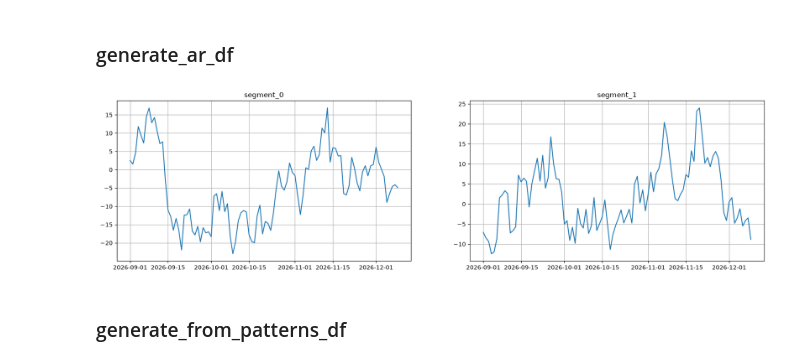
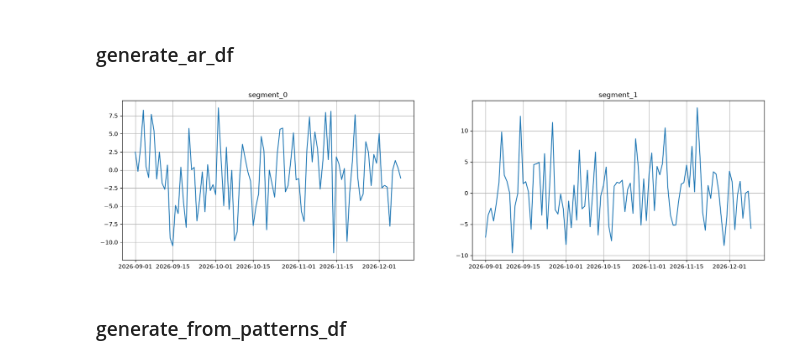
Before and after one commit to skv-analyst/study-etna, a Jupyter notebook: weeks/week-01-infra-and-classic-models/ch01-TSDataset.ipynb, the cells around one changed output. Drawn from its saved outputs; the diff is of its cells as text; code cells hidden in the pictures.

```diff
--- a/weeks/week-01-infra-and-classic-models/ch01-TSDataset.ipynb
+++ b/weeks/week-01-infra-and-classic-models/ch01-TSDataset.ipynb
@@ -92,27 +92,27 @@ ts_periodic.plot()
 # %%
 from etna.datasets import generate_ar_df
 
 df_ar = generate_ar_df(
     periods=PARAMS["periods"],
     start_time=PARAMS["start_time"],
     n_segments=PARAMS["n_segments"],
     freq=PARAMS["freq"],
     sigma=PARAMS["sigma"],
     random_seed=PARAMS["random_seed"],
 
     # Генерирует авторегрессионный процесс (AR), где каждое следующее значение зависит от предыдущего
     # X[t] = ar_coef[0] * X[t-1] + шум.
 
     # Коэффициент близко к 1 значит, что ряд "помнит" себя надолго. Если сейчас высокое значение, следующее тоже, скорее всего, будет высоким. Получается плавный, "гуляющий" ряд, который может подолгу дрейфовать в одну сторону, прежде чем развернуться.
 
     # Коэффициент близко к 0 значит, что ряд почти не помнит себя. Текущее значение слабо связано с предыдущим, и в основном определяется случайным шумом. Получается дёрганый ряд без выраженной инерции. Скачет туда-сюда без всякой памяти о прошлом. При ar_coef=0 это уже просто чистый белый шум.
-    ar_coef=[0.9], #[0.2]
+    ar_coef=[0.2], #[0.2]
 )
 
 ts_ar = TSDataset(df_ar, freq="D")
 ts_ar.plot()
 # %% [output]
-[figure, old version]
+[figure, new version]
 # %% [markdown]
 ### generate_from_patterns_df
 # %%
```
Also changed, not shown: parts of 3 cells of this notebook, 1 other file.
